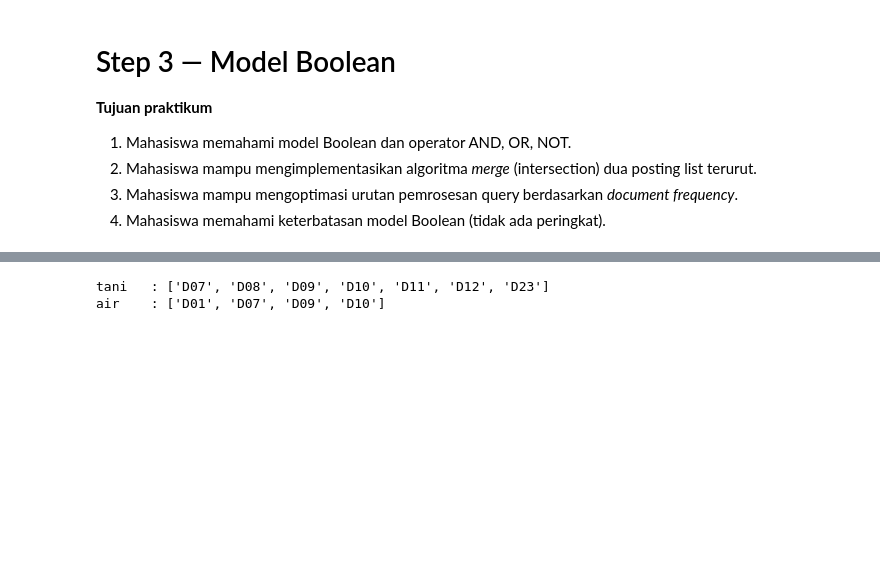
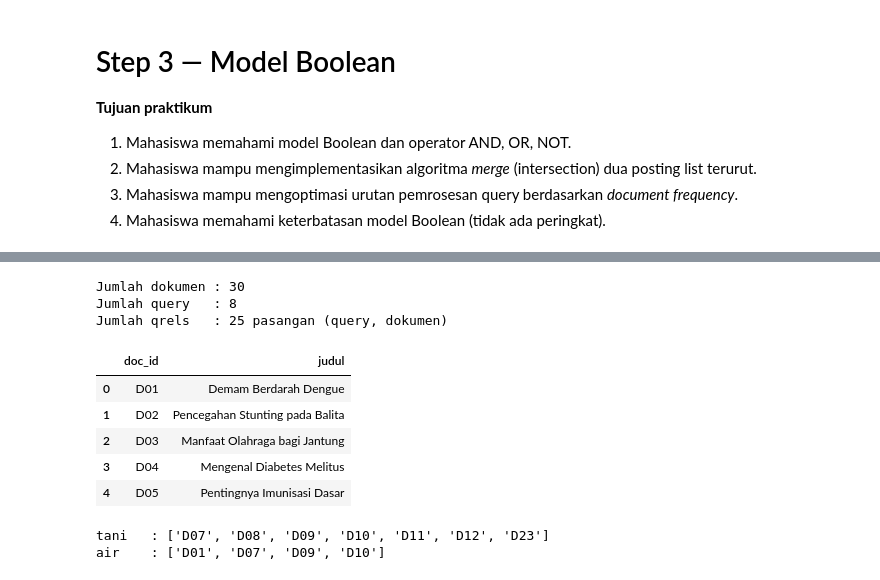
Before and after one commit to uccuuu/Project-STKI, a Jupyter notebook: notebooks/03_boolean_retrieval.ipynb, the cells around one changed output, grey strips where cells are left out. Saved outputs shown, nothing was run; the diff lists cells and outputs as text; code cells hidden in the pictures; blank space fills up the shorter version.

```diff
--- a/notebooks/03_boolean_retrieval.ipynb
+++ b/notebooks/03_boolean_retrieval.ipynb
@@ -14,3 +78,69 @@ pd.set_option("display.max_colwidth", 120)
+# %%
+# Impor stki_utils dan arahkan DATA_DIR ke folder tempat CSV di-upload.
+# (Di stki_utils.py aslinya DATA_DIR = ../data, yang tidak ada di Colab.)
+import os
+import re
+import sys
+import time
+import random
+from pathlib import Path
+import pandas as pd
+from IPython.display import display
+
+# Aman walau sel upload di atas belum dijalankan / runtime baru di-restart
+if "WORKDIR" not in globals():
+    WORKDIR = Path.cwd()
+if not (WORKDIR / "stki_utils.py").exists():
+    raise FileNotFoundError(
+        f"stki_utils.py tidak ada di {WORKDIR}. Jalankan sel 'Upload file' di atas lalu pilih "
+        "stki_utils.py, korpus.csv, queries.csv, dan qrels.csv."
+    )
+
+if str(WORKDIR) not in sys.path:
+    sys.path.insert(0, str(WORKDIR))
+
+import stki_utils
+stki_utils.DATA_DIR = WORKDIR
+
+# Kompatibilitas nama kolom ID dokumen: korpus.csv memakai 'doc_id', sedangkan beberapa versi
+# stki_utils.py membaca 'id_doc'. Kedua nama disediakan agar versi stki_utils mana pun bisa berjalan.
+if not getattr(stki_utils.load_corpus, "_kompatibel", False):
+    _load_corpus_asli = stki_utils.load_corpus
+    def _load_corpus_kompatibel():
+        df = _load_corpus_asli()
+        if "doc_id" in df.columns and "id_doc" not in df.columns:
+            df["id_doc"] = df["doc_id"]
+        elif "id_doc" in df.columns and "doc_id" not in df.columns:
+            df["doc_id"] = df["id_doc"]
+        return df
+    _load_corpus_kompatibel._kompatibel = True
+    stki_utils.load_corpus = _load_corpus_kompatibel
+
+from stki_utils import (corpus_texts, preprocess, build_inverted_index,
+                        build_positional_index, boolean_search)
+
+pd.set_option("display.max_colwidth", 120)
+pd.set_option("display.width", 200)
+
+df_korpus = stki_utils.load_corpus()
+queries = stki_utils.load_queries()
+qrels = stki_utils.load_qrels()
+JUDUL = dict(zip(df_korpus.doc_id, df_korpus.judul))
+
+print(f"Jumlah dokumen : {len(df_korpus)}")
+print(f"Jumlah query   : {len(queries)}")
+print(f"Jumlah qrels   : {sum(len(v) for v in qrels.values())} pasangan (query, dokumen)")
+display(df_korpus[["doc_id", "judul"]].head(5))
+# %% [output]
+Jumlah dokumen : 30
+Jumlah query   : 8
+Jumlah qrels   : 25 pasangan (query, dokumen)
+|  | doc_id | judul |
+| 0 | D01 | Demam Berdarah Dengue |
+| 1 | D02 | Pencegahan Stunting pada Balita |
+| 2 | D03 | Manfaat Olahraga bagi Jantung |
+| 3 | D04 | Mengenal Diabetes Melitus |
+| 4 | D05 | Pentingnya Imunisasi Dasar |
 # %%
 from stki_utils import corpus_texts, preprocess, build_inverted_index
 
```
Also changed, not shown: parts of 16 cells of this notebook.
